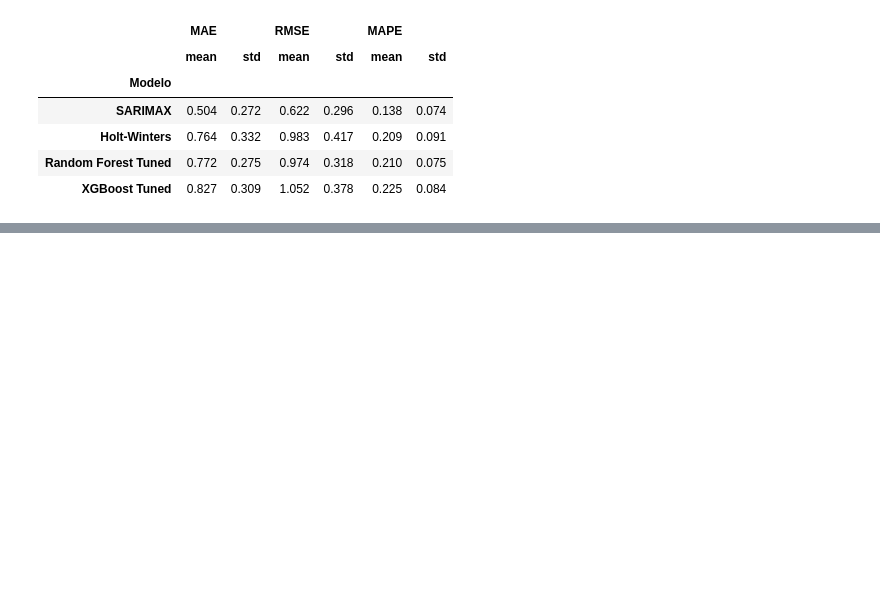
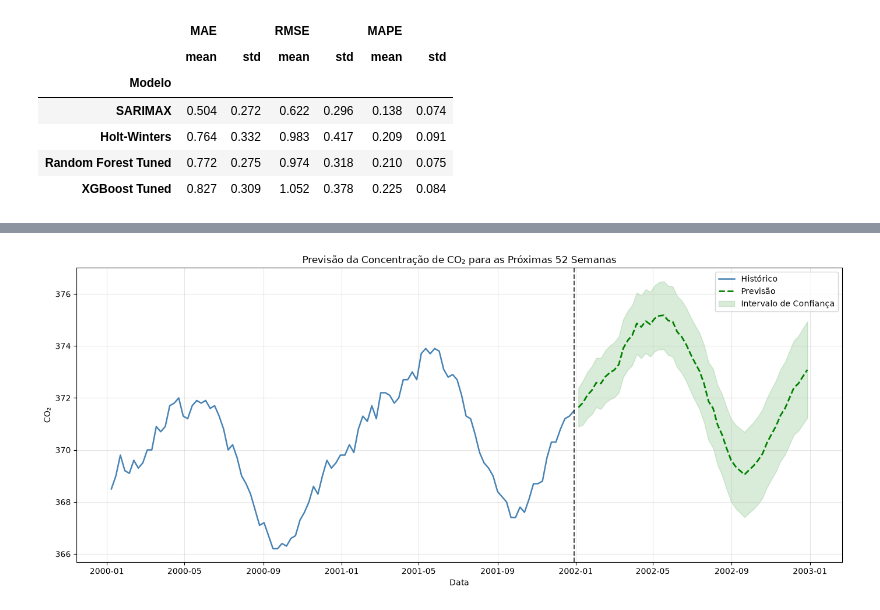
Before and after one commit to RenanTrevelim/co2-forecasting-statistical-vs-ml, a Jupyter notebook: notebooks/03_modelos_series_temporais.ipynb, the cells around one changed output, grey strips where cells are left out. Saved outputs shown, nothing was run; the diff lists cells and outputs as text; code cells hidden in the pictures; blank space fills up the shorter version.

```diff
--- a/notebooks/03_modelos_series_temporais.ipynb
+++ b/notebooks/03_modelos_series_temporais.ipynb
@@ -500,0 +596,15 @@ plt.show()
+# %%
+forecast = modelo_producao.get_forecast(
+    steps=52
+)
+
+previsao = forecast.predicted_mean
+intervalo = forecast.conf_int()
+# %%
+forecast_df = pd.DataFrame({
+    "co2_previsto": previsao,
+    "limite_inferior": intervalo.iloc[:, 0],
+    "limite_superior": intervalo.iloc[:, 1]
+})
+
+forecast_df.head()
@@ -500,0 +624,32 @@ plt.show()
+# %%
+plt.figure(figsize=(14,6))
+
+# Histórico recente
+plt.plot(dados.index[-104:], dados['co2'].iloc[-104:], color='steelblue', label='Histórico', linewidth=1.8)
+
+# Previsão
+plt.plot(forecast_df.index, forecast_df['co2_previsto'], color='green', label='Previsão', linestyle='--', linewidth=2)
+
+# Intervalo de confiança
+plt.fill_between(
+    forecast_df.index,
+    forecast_df['limite_inferior'],
+    forecast_df['limite_superior'],
+    color='green',
+    alpha=0.15,
+    label='Intervalo de Confiança'
+)
+
+plt.axvline(dados.index.max(), color="black", linestyle="--", alpha=0.7)
+
+plt.title("Previsão da Concentração de CO₂ para as Próximas 52 Semanas")
+plt.xlabel("Data")
+plt.ylabel("CO₂")
+
+plt.legend()
+plt.grid(alpha=0.3)
+
+plt.tight_layout()
+plt.show()
+# %% [output]
+[figure, added]
```
Also changed, not shown: parts of 23 cells of this notebook.
